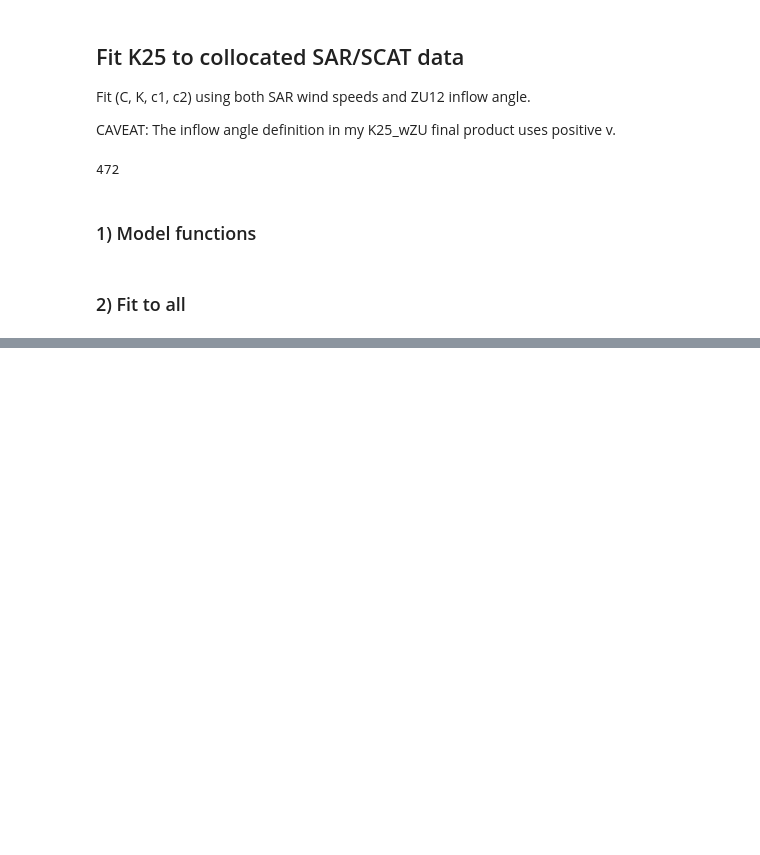
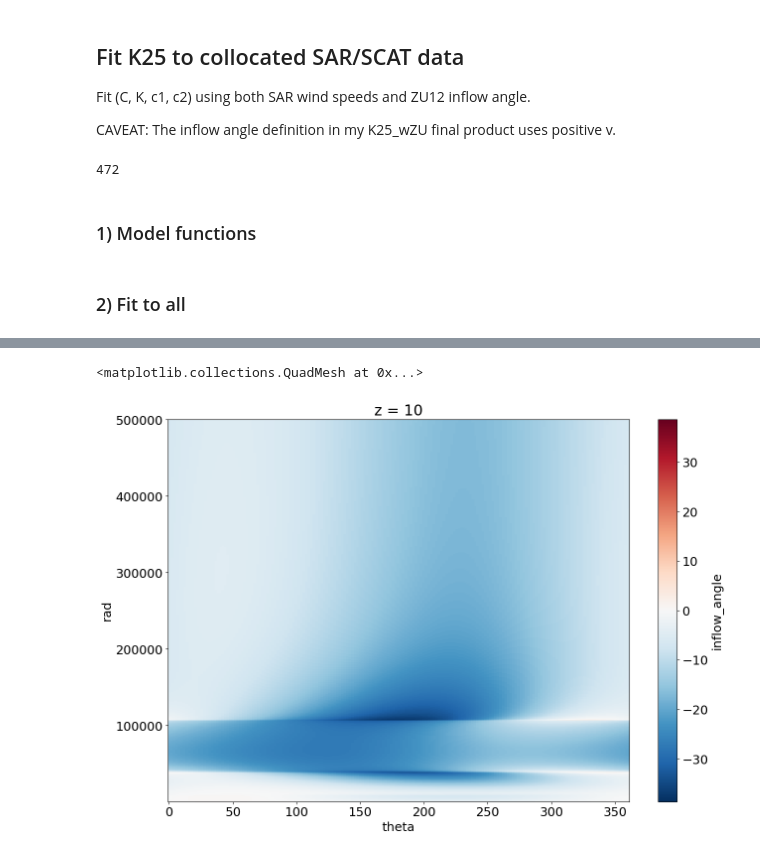
Before and after one commit to Arthur117/TCsLifeMonitFromObs, a Jupyter notebook: winddirection/PRJCT_TCBL/00_FIT_K25_wZU.ipynb, the cells around one changed output, grey strips where cells are left out. Cells and saved outputs as stored; diff of their text form; code cells hidden in the pictures; blank space fills up the shorter version.

```diff
--- a/winddirection/PRJCT_TCBL/00_FIT_K25_wZU.ipynb
+++ b/winddirection/PRJCT_TCBL/00_FIT_K25_wZU.ipynb
@@ -819,0 +812,5 @@ new_dsg.to_netcdf(PTHS['sav_dir'] + 'dsg_K25wZU_withKsetto{}.nc'.format(fixed_K)
+# %%
+kep_pol.sel(z=10).inflow_angle.transpose().plot()
+# %% [output]
+<matplotlib.collections.QuadMesh at 0x...>
+[figure, added]
```
Also changed, not shown: parts of 7 cells of this notebook, 5 other files.
